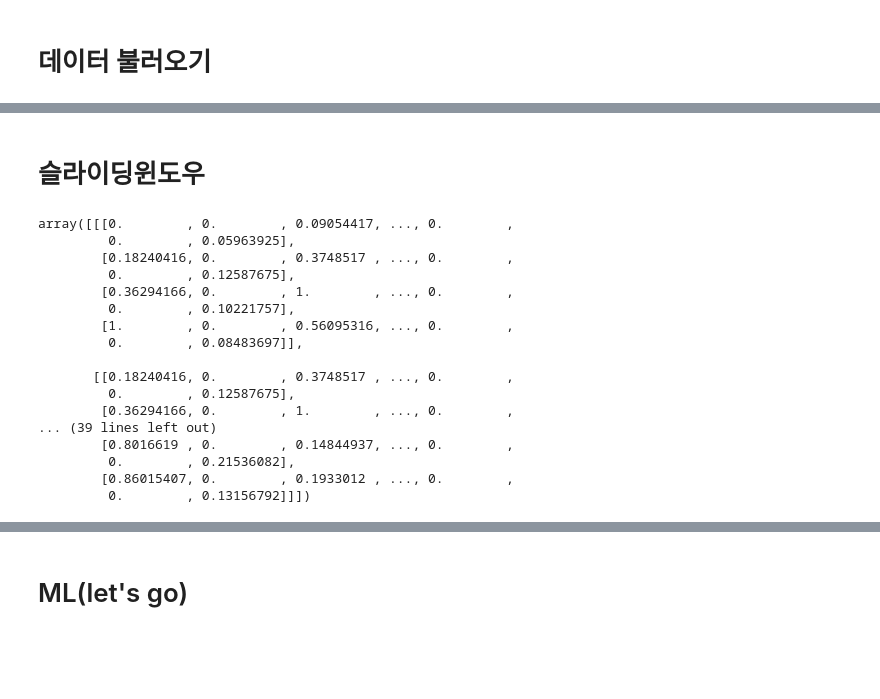
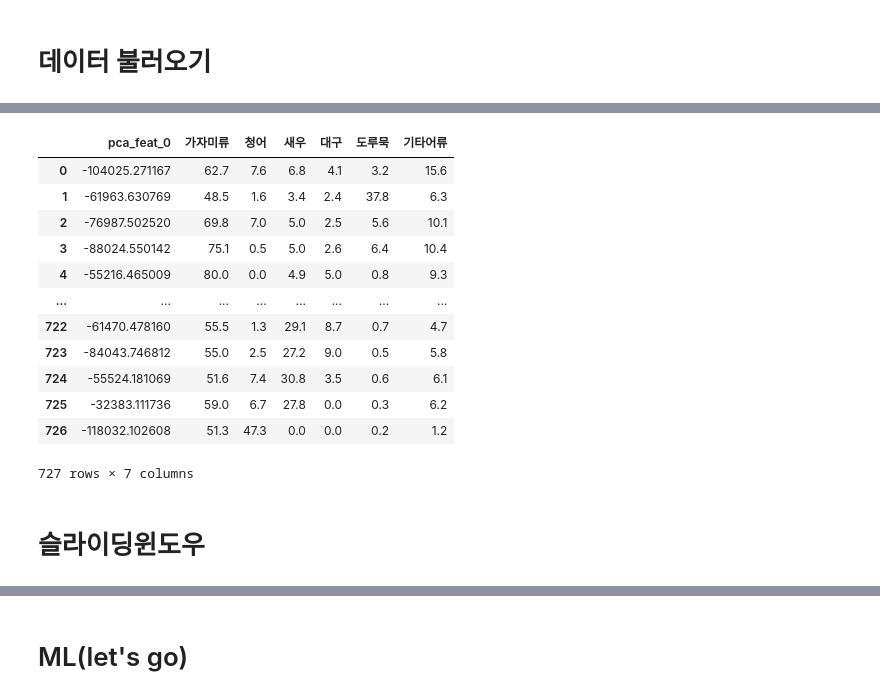
Before and after one commit to GUKHOJeong/Ocean_Project, a Jupyter notebook: model.ipynb, the cells around one changed output, grey strips where cells are left out. Cells and saved outputs as stored; diff of their text form; code cells hidden in the pictures; blank space fills up the shorter version.

```diff
--- a/model.ipynb
+++ b/model.ipynb
@@ -297,3 +380,19 @@ def pca_feature(x, components,y=None) :
+# %%
+pca_f
+# %% [output]
+|  | pca_feat_0 | 가자미류 | 청어 | 새우 | 대구 | 도루묵 | 기타어류 |
+| 0 | -104025.271167 | 62.7 | 7.6 | 6.8 | 4.1 | 3.2 | 15.6 |
+| 1 | -61963.630769 | 48.5 | 1.6 | 3.4 | 2.4 | 37.8 | 6.3 |
+| 2 | -76987.502520 | 69.8 | 7.0 | 5.0 | 2.5 | 5.6 | 10.1 |
+| 3 | -88024.550142 | 75.1 | 0.5 | 5.0 | 2.6 | 6.4 | 10.4 |
+| 4 | -55216.465009 | 80.0 | 0.0 | 4.9 | 5.0 | 0.8 | 9.3 |
+| ... | ... | ... | ... | ... | ... | ... | ... |
+| 722 | -61470.478160 | 55.5 | 1.3 | 29.1 | 8.7 | 0.7 | 4.7 |
+| 723 | -84043.746812 | 55.0 | 2.5 | 27.2 | 9.0 | 0.5 | 5.8 |
+| 724 | -55524.181069 | 51.6 | 7.4 | 30.8 | 3.5 | 0.6 | 6.1 |
+| 725 | -32383.111736 | 59.0 | 6.7 | 27.8 | 0.0 | 0.3 | 6.2 |
+| 726 | -118032.102608 | 51.3 | 47.3 | 0.0 | 0.0 | 0.2 | 1.2 |
+727 rows × 7 columns
 # %% [markdown]
 # 슬라이딩윈도우
 # %%
@@ -319,20 +415,0 @@ X_train,y_train,X_test,y_test,y_test_raw,y_scaler= slide_scaler(cnn_df,4,['총
-# %%
-X_train
-# %% [output]
-array([[[0.        , 0.        , 0.09054417, ..., 0.        ,
-         0.        , 0.05963925],
-        [0.18240416, 0.        , 0.3748517 , ..., 0.        ,
-         0.        , 0.12587675],
-        [0.36294166, 0.        , 1.        , ..., 0.        ,
-         0.        , 0.10221757],
-        [1.        , 0.        , 0.56095316, ..., 0.        ,
-         0.        , 0.08483697]],
-
-       [[0.18240416, 0.        , 0.3748517 , ..., 0.        ,
-         0.        , 0.12587675],
-        [0.36294166, 0.        , 1.        , ..., 0.        ,
-... (39 lines left out)
-        [0.8016619 , 0.        , 0.14844937, ..., 0.        ,
-         0.        , 0.21536082],
-        [0.86015407, 0.        , 0.1933012 , ..., 0.        ,
-         0.        , 0.13156792]]])
```
Also changed, not shown: parts of 73 cells of this notebook, 5 other files.
